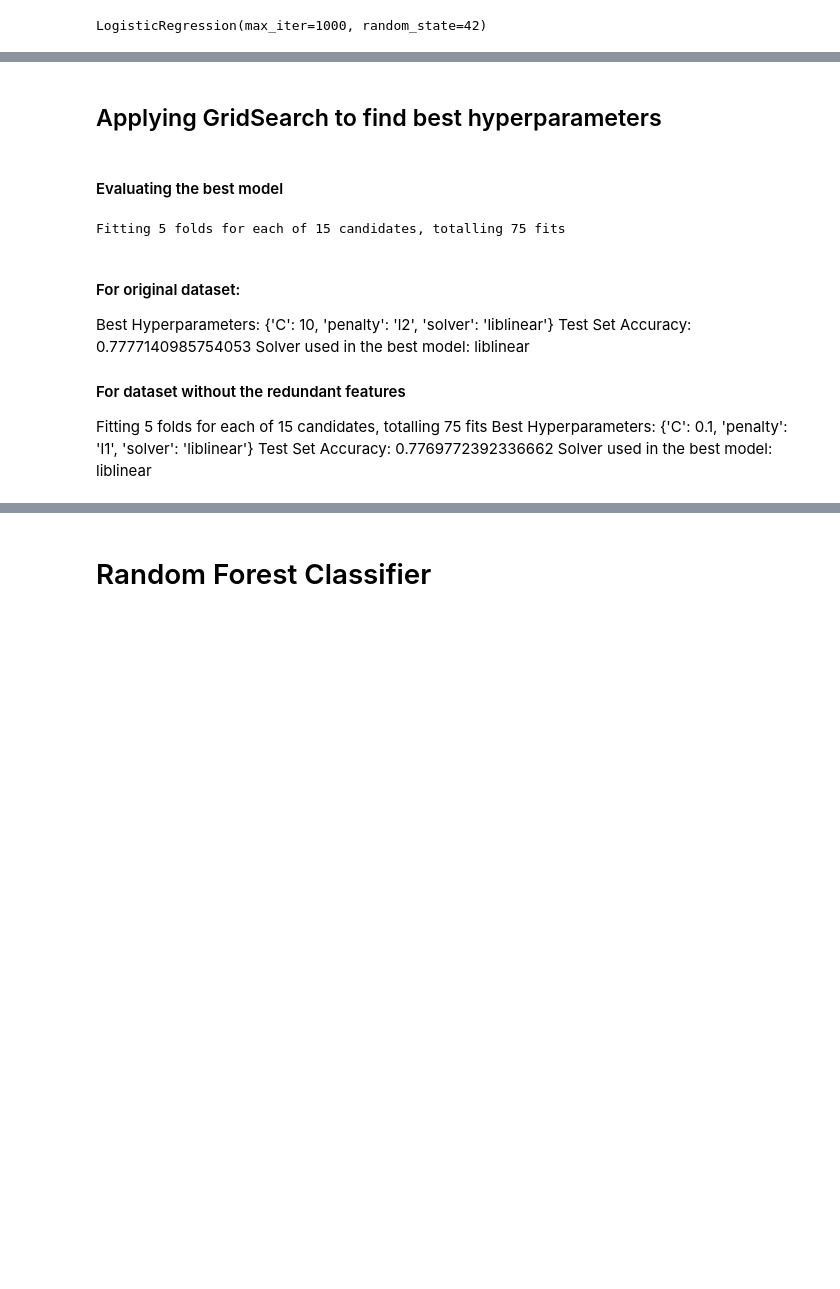
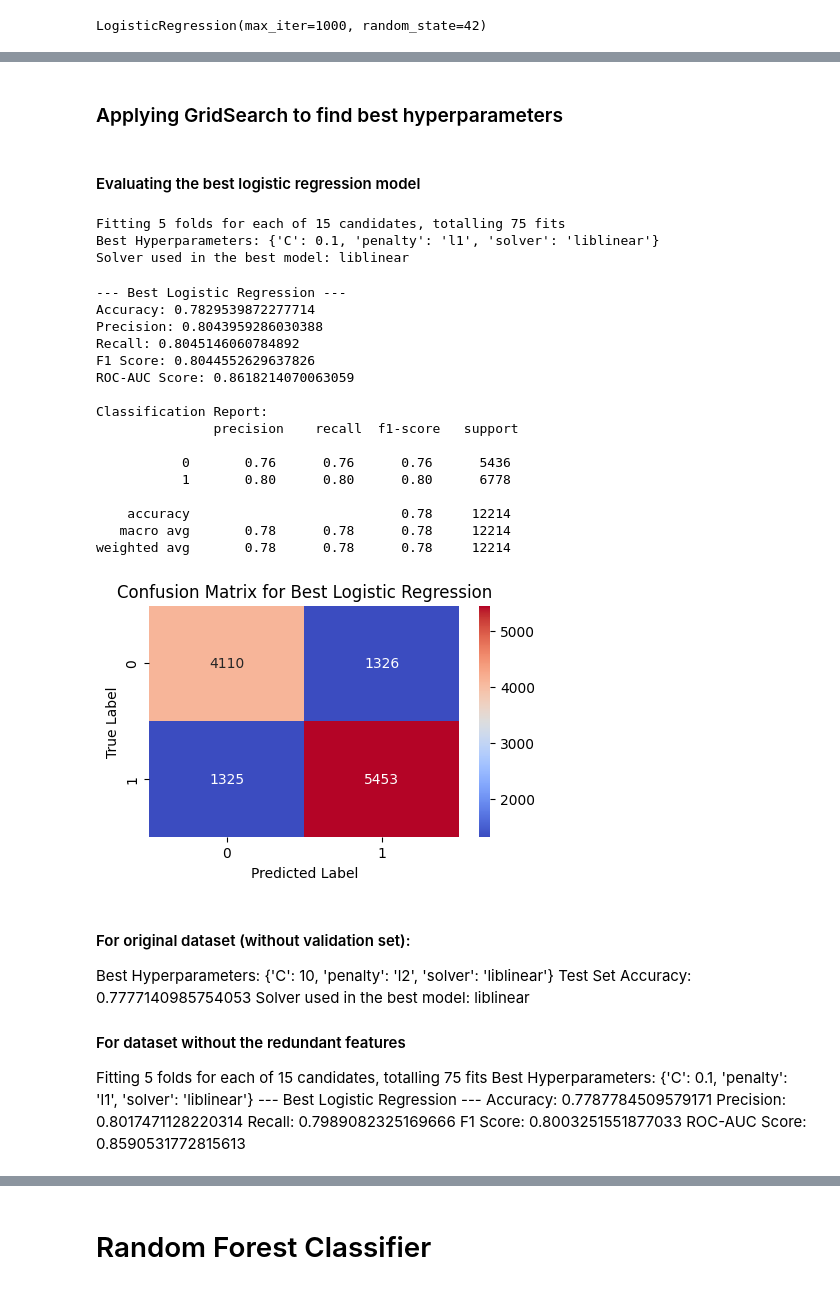
Before and after one commit to alicja-a-d/UAB_ML_project, a Jupyter notebook: notebook/Model.ipynb, the cells around one changed output, grey strips where cells are left out. Drawn from its saved outputs; the diff is of its cells as text; code cells hidden in the pictures; blank space fills up the shorter version.

Commit message:
added validation

```diff
--- a/notebook/Model.ipynb
+++ b/notebook/Model.ipynb
@@ -77,7 +77,7 @@ Classification Report:
 weighted avg       0.78      0.78      0.78     12214
 [figure]
 # %% [markdown]
-## Applying GridSearch to find best hyperparameters
+### Applying GridSearch to find best hyperparameters
 # %%
 parameter_grid = [
     {'C': [0.01, 0.1, 1, 10, 100], 'penalty': ['l2'], 'solver': ['lbfgs']},
@@ -94,7 +94,7 @@ grid_search_lr = GridSearchCV(
     verbose=1,  # displaying the process
 )
 # %% [markdown]
-#### Evaluating the best model
+#### Evaluating the best logistic regression model
 # %%
 #fitting the model
 grid_search_lr.fit(X_train, y_train)
@@ -103,15 +103,34 @@ grid_search_lr.fit(X_train, y_train)
 best_params = grid_search_lr.best_params_
 best_model = grid_search_lr.best_estimator_
 
-accuracy = accuracy_score(y_test, y_pred)
-
 print("Best Hyperparameters:", best_params)
-print("Test Set Accuracy:", accuracy)
 print("Solver used in the best model:", best_model.solver)
 # %% [output]
 Fitting 5 folds for each of 15 candidates, totalling 75 fits
+Best Hyperparameters: {'C': 0.1, 'penalty': 'l1', 'solver': 'liblinear'}
+Solver used in the best model: liblinear
+# %%
+evaluate_classifier(best_model, X_train, X_test, y_train, y_test, "Best Logistic Regression")
+# %% [output]
+--- Best Logistic Regression ---
+Accuracy: 0.7829539872277714
+Precision: 0.8043959286030388
+Recall: 0.8045146060784892
+F1 Score: 0.8044552629637826
+ROC-AUC Score: 0.8618214070063059
+
+Classification Report:
+               precision    recall  f1-score   support
+
+           0       0.76      0.76      0.76      5436
+           1       0.80      0.80      0.80      6778
+
+    accuracy                           0.78     12214
+   macro avg       0.78      0.78      0.78     12214
+weighted avg       0.78      0.78      0.78     12214
+[figure, added]
 # %% [markdown]
-#### For original dataset:
+#### For original dataset (without validation set):
 Best Hyperparameters: {'C': 10, 'penalty': 'l2', 'solver': 'liblinear'}
 Test Set Accuracy: 0.7777140985754053
 Solver used in the best model: liblinear
@@ -119,5 +138,9 @@ Solver used in the best model: liblinear
 #### For dataset without the redundant features
 Fitting 5 folds for each of 15 candidates, totalling 75 fits
 Best Hyperparameters: {'C': 0.1, 'penalty': 'l1', 'solver': 'liblinear'}
-Test Set Accuracy: 0.7769772392336662
-Solver used in the best model: liblinear
+--- Best Logistic Regression ---
+Accuracy: 0.7787784509579171
+Precision: 0.8017471128220314
+Recall: 0.7989082325169666
+F1 Score: 0.8003251551877033
+ROC-AUC Score: 0.8590531772815613
```
Also changed, not shown: parts of 17 cells of this notebook, 6 other files.
